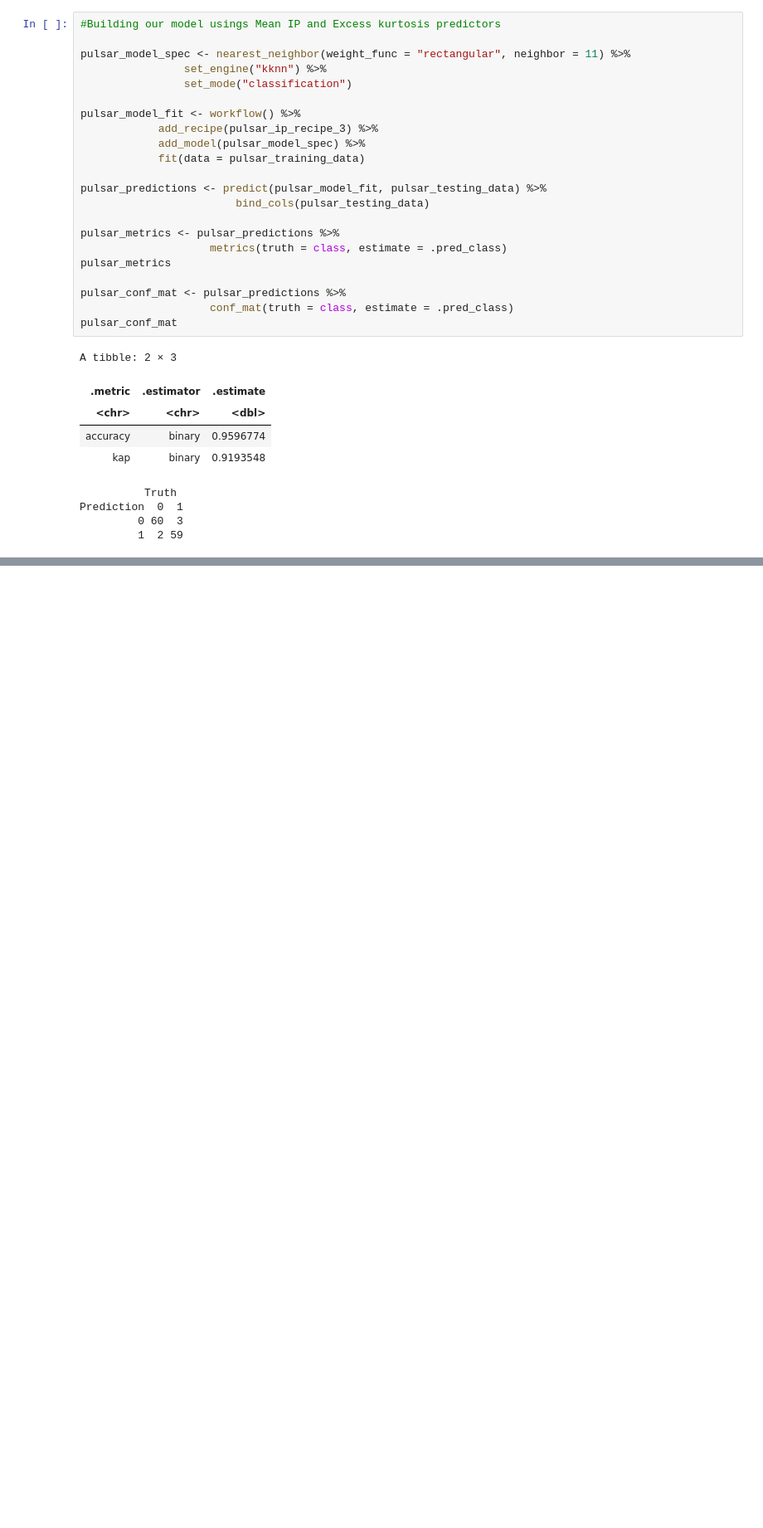
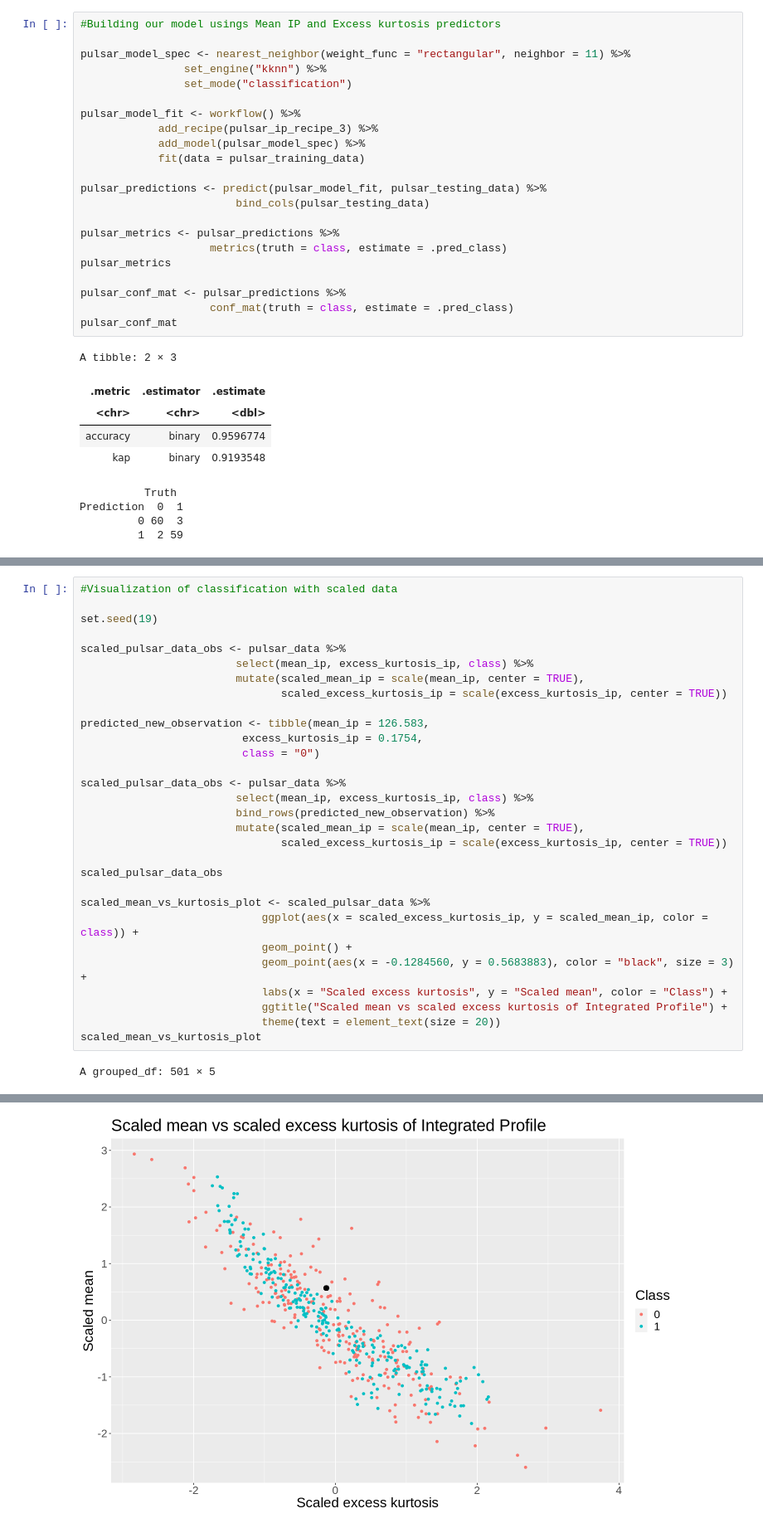
Before and after one commit to kseniak1/DSCI100-Project, a Jupyter notebook: Avishka_notebook.ipynb, the cells around one changed output, grey strips where cells are left out. Shown at 83% size. Drawn from its saved outputs; the diff is of its cells as text; blank space fills up the shorter version.

```diff
--- a/Avishka_notebook.ipynb
+++ b/Avishka_notebook.ipynb
@@ -450,0 +477,32 @@ A tibble: 1 × 1
+# %%
+#Visualization of classification with scaled data
+
+set.seed(19)
+
+scaled_pulsar_data_obs <- pulsar_data %>%
+                        select(mean_ip, excess_kurtosis_ip, class) %>%
+                        mutate(scaled_mean_ip = scale(mean_ip, center = TRUE),
+                               scaled_excess_kurtosis_ip = scale(excess_kurtosis_ip, center = TRUE))
+
+predicted_new_observation <- tibble(mean_ip = 126.583,
+                         excess_kurtosis_ip = 0.1754,
+                         class = "0")
+
+scaled_pulsar_data_obs <- pulsar_data %>%
+                        select(mean_ip, excess_kurtosis_ip, class) %>%
+                        bind_rows(predicted_new_observation) %>%
+                        mutate(scaled_mean_ip = scale(mean_ip, center = TRUE),
+                               scaled_excess_kurtosis_ip = scale(excess_kurtosis_ip, center = TRUE))
+
+scaled_pulsar_data_obs
+
+scaled_mean_vs_kurtosis_plot <- scaled_pulsar_data %>%
+                            ggplot(aes(x = scaled_excess_kurtosis_ip, y = scaled_mean_ip, color = class)) +
+                            geom_point() +
+                            geom_point(aes(x = -0.1284560, y = 0.5683883), color = "black", size = 3) +
+                            labs(x = "Scaled excess kurtosis", y = "Scaled mean", color = "Class") +
+                            ggtitle("Scaled mean vs scaled excess kurtosis of Integrated Profile") +
+                            theme(text = element_text(size = 20))
+scaled_mean_vs_kurtosis_plot
+# %% [output]
+A grouped_df: 501 × 5
@@ -450,0 +527 @@ A tibble: 1 × 1
+[figure, added]
```
Also changed, not shown: parts of 6 cells of this notebook.
